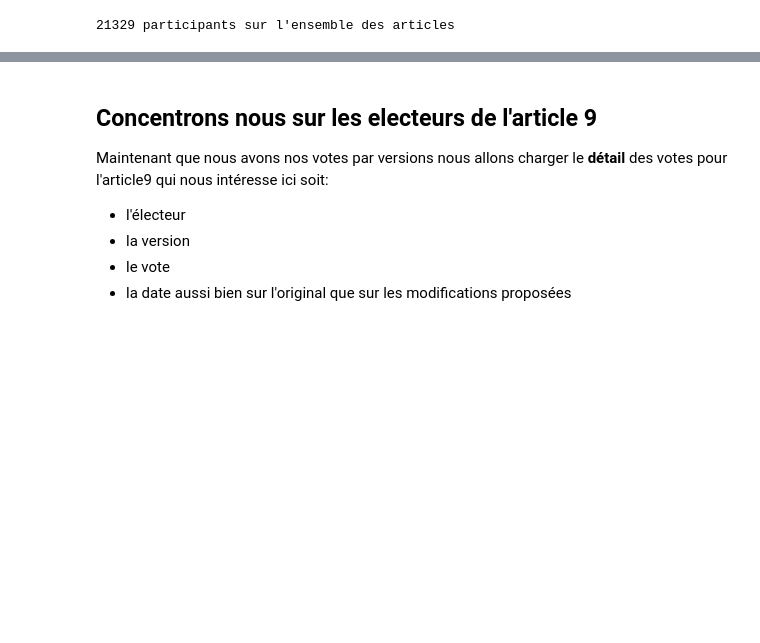
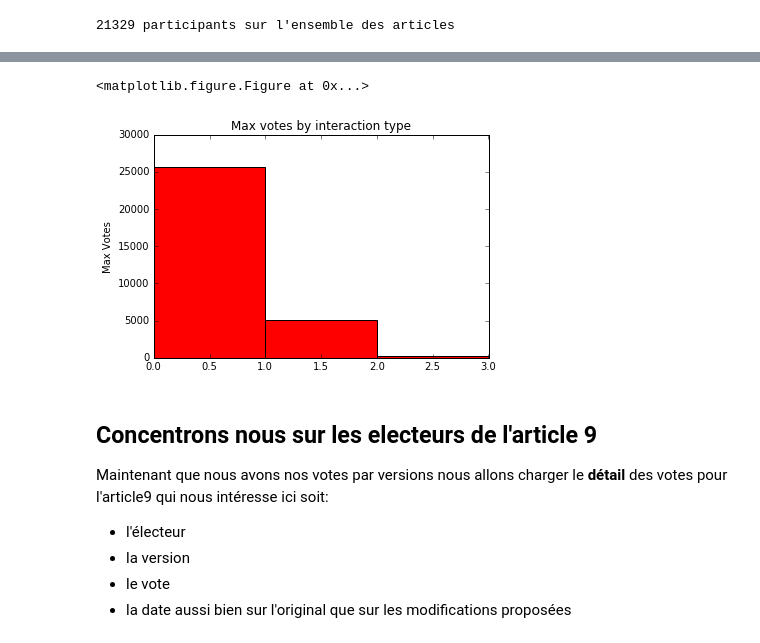
Before and after one commit to c24b/openscience4S, a Jupyter notebook: Cartographie des comportements des electeurs.ipynb, the cells around one changed output, grey strips where cells are left out. Cells and saved outputs as stored; diff of their text form; code cells hidden in the pictures; blank space fills up the shorter version.

```diff
--- a/Cartographie des comportements des electeurs.ipynb
+++ b/Cartographie des comportements des electeurs.ipynb
@@ -335,0 +324,16 @@ On voit bien ici qu'on est loin des votes comptabilisés au final sur cet articl
+# %%
+votes_simples = [len(v["votes"]) for k, v in versions.items()]
+print(max(votes_simples), "votes maximum")
+print(sum(votes_simples), "votes total")
+votes_args = [len(v["votes_arguments"]) for k, v in versions.items()]
+print(max(votes_args), "votes args maximum")
+print(sum(votes_args), "votes args total")
+
+votes_sources = [len(v["votes_sources"]) for k, v in versions.items()]
+print(max(votes_sources), "votes sources maximum")
+print(sum(votes_sources), "votes sources total")
+
+print(sum(votes_simples)+sum(votes_args)+sum(votes_sources), "votes au total")
+print ("===========")
+print("Les votes comptabilisés:")
+print(article_9["votes_total"], "votes")
@@ -336,3 +357,18 @@ On voit bien ici qu'on est loin des votes comptabilisés au final sur cet articl
+# %%
+
+
+fig = plt.figure()
+x = [0, 1, 2]
+y = [sum(votes_simples), sum(votes_args), max(votes_sources)]
+fig, ax = plt.subplots()
+rects1 = ax.bar(x, y, 1, color='r')
+# add some text for labels, title and axes ticks
+ax.set_ylabel('Max Votes')
+ax.set_title('Max votes by interaction type')
+plt.show()
+# %% [output]
+<matplotlib.figure.Figure at 0x...>
+[figure, added]
 # %% [markdown]
 ## Concentrons nous sur les electeurs de l'article 9
 
```
Also changed, not shown: parts of 33 cells of this notebook.
